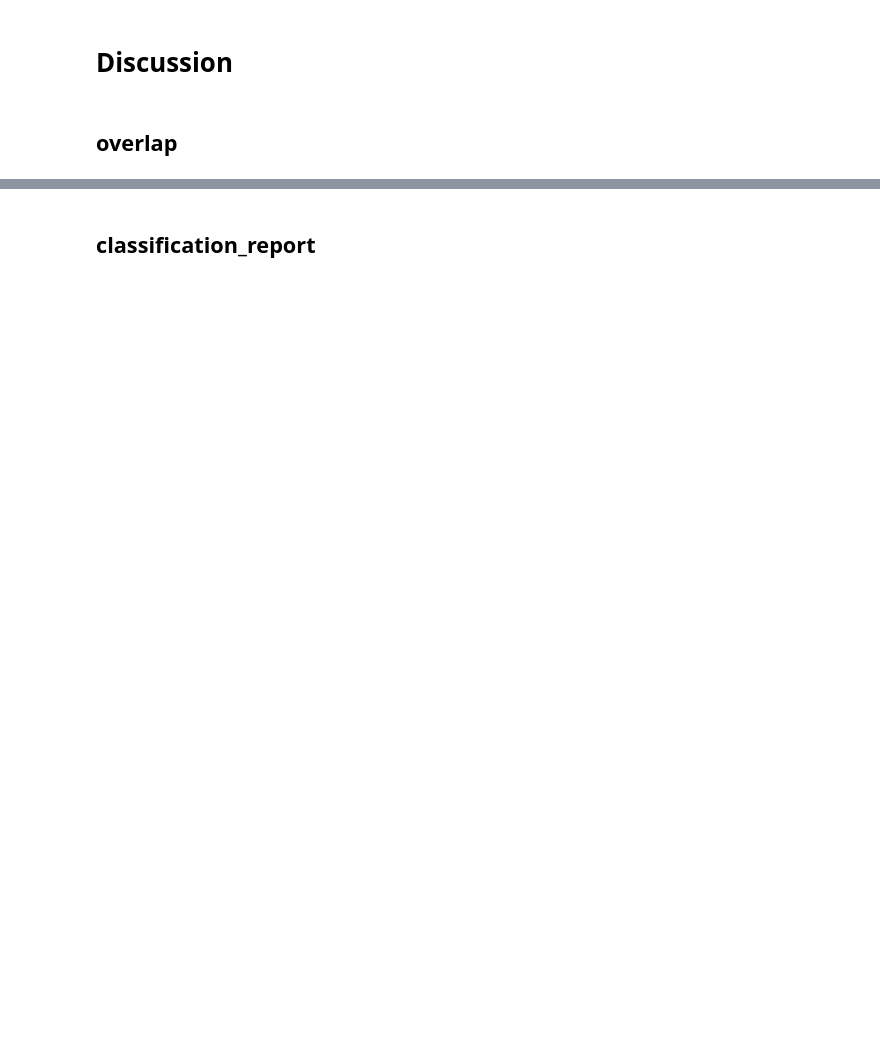
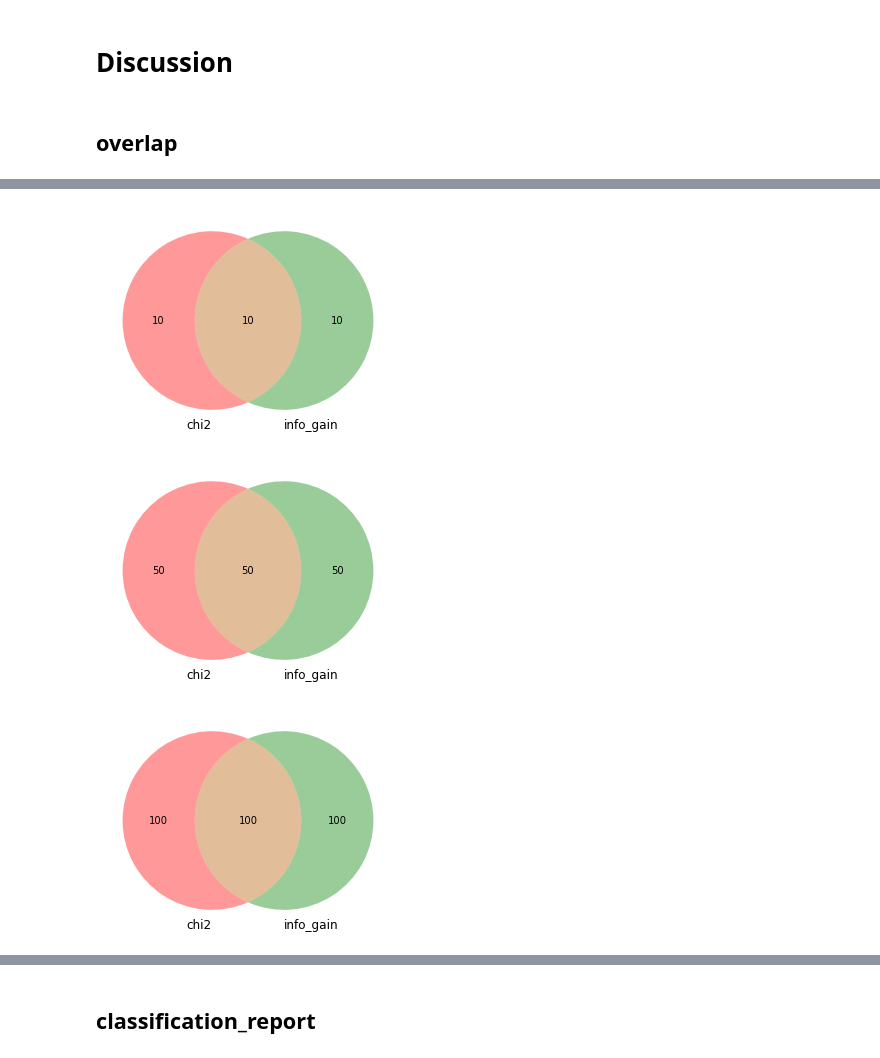
Before and after one commit to Morse579/cse284_SP21_final, a Jupyter notebook: population_analysis.ipynb, the cells around one changed output, grey strips where cells are left out. Cells and saved outputs as stored; diff of their text form; code cells hidden in the pictures; blank space fills up the shorter version.

```diff
--- a/population_analysis.ipynb
+++ b/population_analysis.ipynb
@@ -373,9 +372,13 @@ ImportError: cannot import name 'matplotlib_venn' from 'matplotlib' (/opt/conda/
 # %%
 for num in [10,50,100]:
     chi2_idx = chi2_selection(x_train,x_test,y_train,y_test,num)
     info_idx = rank_infoGain[-num:]
-    venn2([chi2_idx, info_idx],set_labels=('chi2', 'info_gain'))
+    venn.venn2([chi2_idx, info_idx],set_labels=('chi2', 'info_gain'))
     plt.show()
+# %% [output]
+[figure, added]
+[figure, added]
+[figure, added]
 # %%
 chi2_idx = chi2_selection(x_train,x_test,y_train,y_test,1000)
 info_idx = rank_infoGain[-1000:]
```
Also changed, not shown: parts of 16 cells of this notebook, 1 other file.
